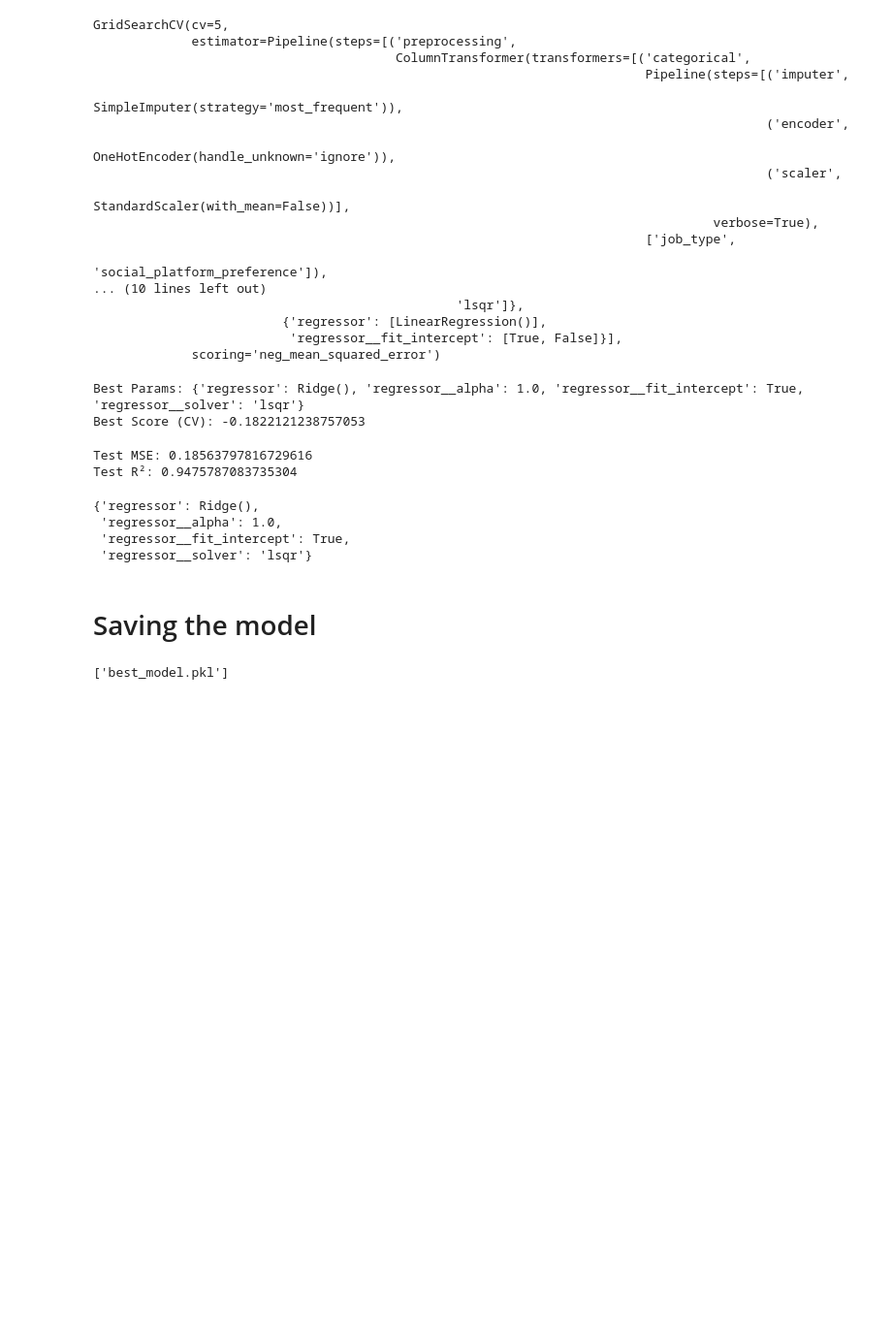
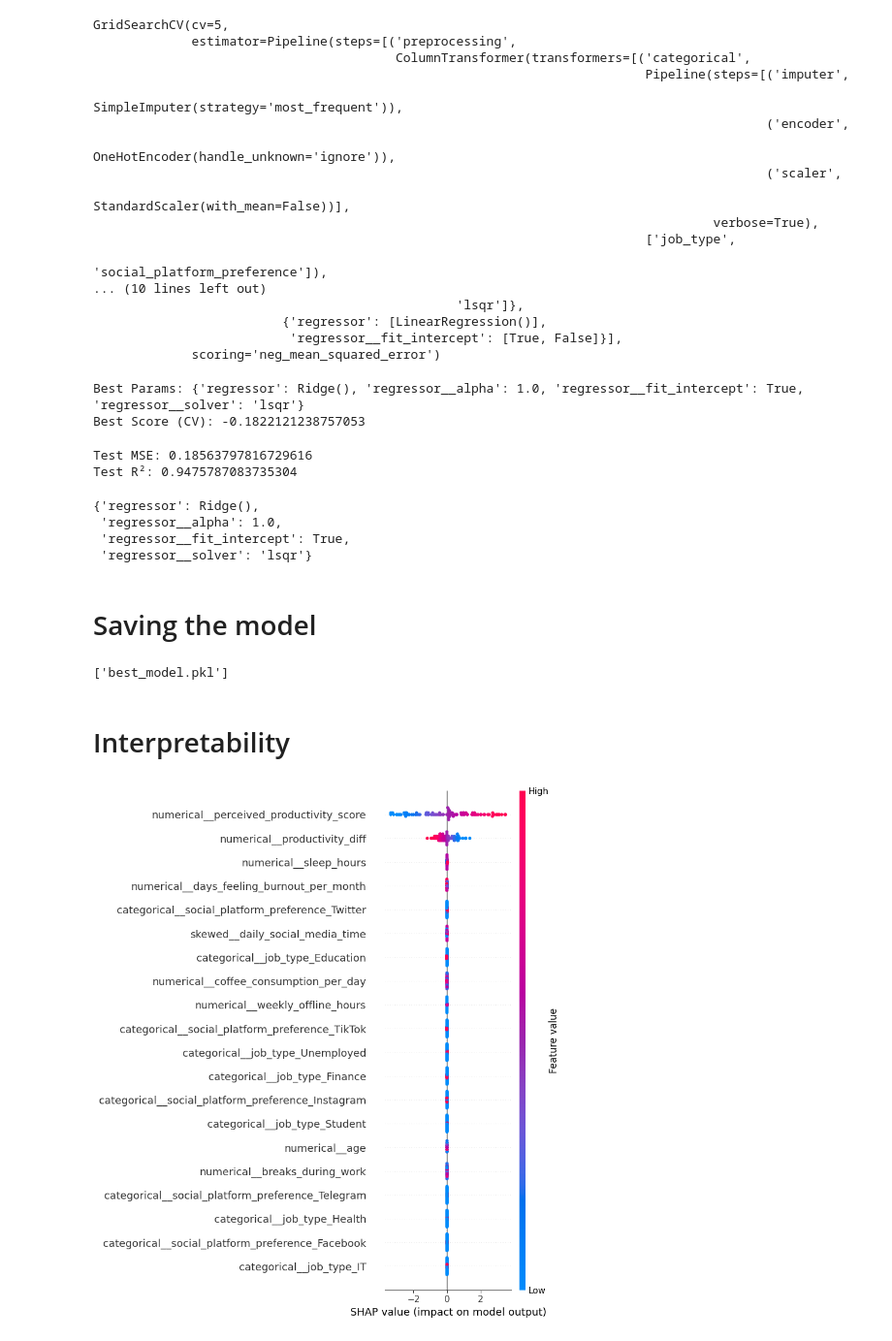
Before and after one commit to Krounosity/Social_Prod, a Jupyter notebook: analysis.ipynb, the cells around one changed output. Shown at 97% size. Drawn from its saved outputs; the diff is of its cells as text; code cells hidden in the pictures; blank space fills up the shorter version.

```diff
--- a/analysis.ipynb
+++ b/analysis.ipynb
@@ -396,3 +396,16 @@ grid_search.best_params_
 joblib.dump(grid_search.best_estimator_, 'best_model.pkl')
 # %% [output]
 ['best_model.pkl']
+# %% [markdown]
+# Interpretability
+# %%
+best_model = joblib.load('best_model.pkl')
+# %%
+preprocessed_X_train = best_model.named_steps['preprocessing'].transform(X_train)
+regressor = best_model.named_steps['regressor']
+explainer = shap.Explainer(regressor.predict, preprocessed_X_train)
+shap_values = explainer(preprocessed_X_train[:100])
+feature_names = best_model.named_steps['preprocessing'].get_feature_names_out()
+shap.summary_plot(shap_values, preprocessed_X_train[:100], feature_names=feature_names)
+# %% [output]
+[figure, added]
```
Also changed, not shown: parts of 6 cells of this notebook.
